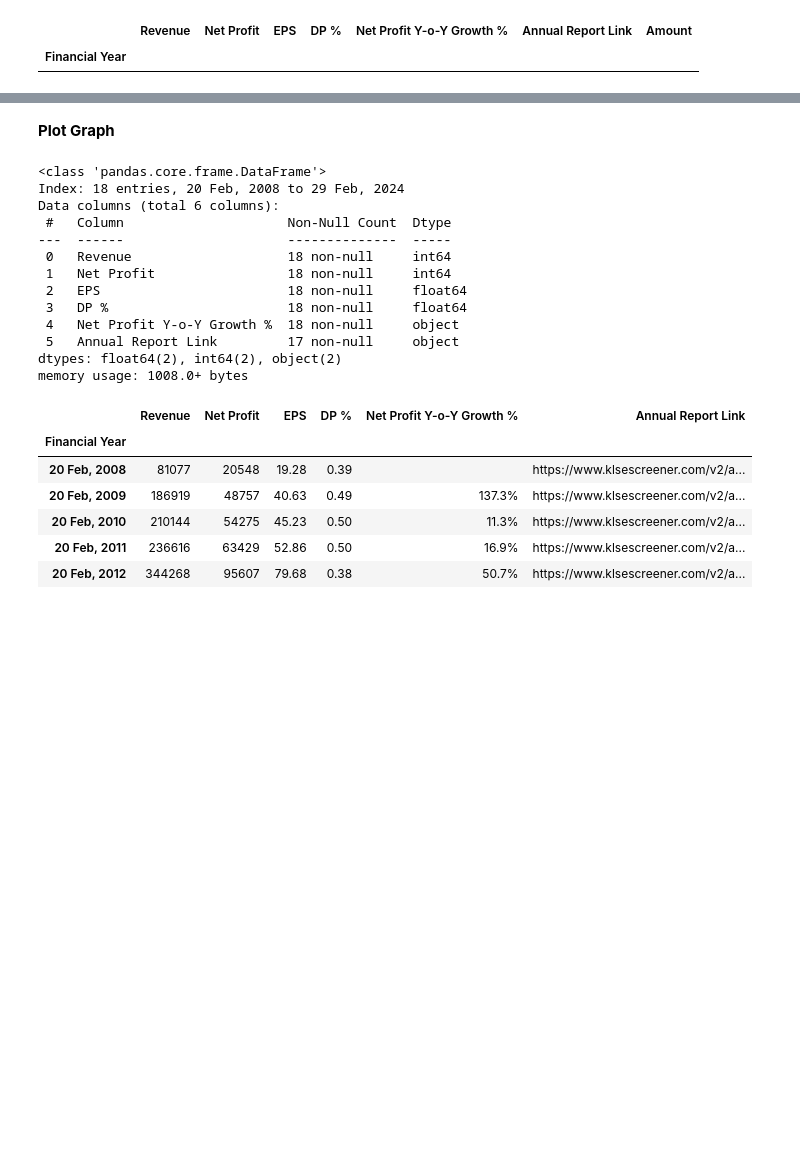
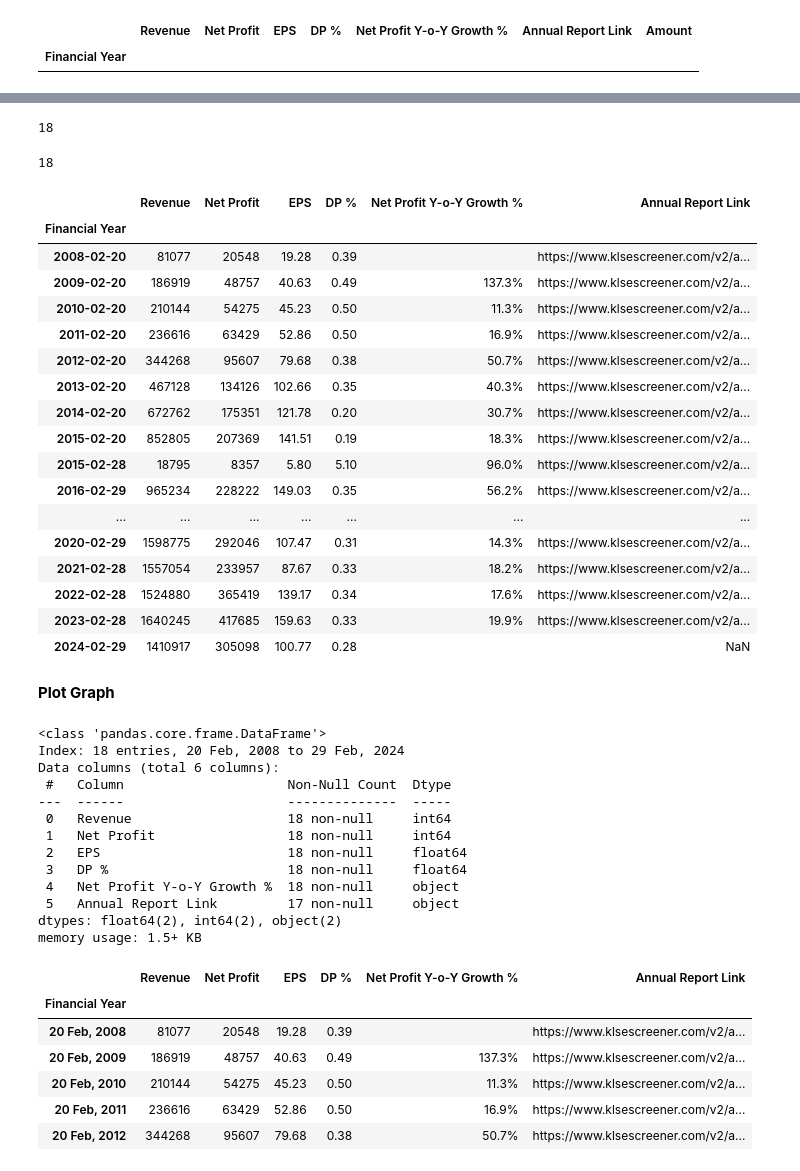
Before and after one commit to yeesem/Web-Scraping, a Jupyter notebook: Web_Scraping_KLSE_SCREENER.ipynb, the cells around one changed output, grey strips where cells are left out. Saved outputs shown, nothing was run; the diff lists cells and outputs as text; code cells hidden in the pictures; blank space fills up the shorter version.

```diff
--- a/Web_Scraping_KLSE_SCREENER.ipynb
+++ b/Web_Scraping_KLSE_SCREENER.ipynb
@@ -605,6 +608,37 @@ total_dividend
  0.5945,
  0.36250000000000004,
  0.285]
+# %%
+len(total_dividend)
+# %% [output]
+18
+# %%
+len(df['Revenue'])
+# %% [output]
+18
+# %%
+df.index = pd.to_datetime(df.index)
+# %%
+df.sort_index()
+# %% [output]
+|  | Revenue | Net Profit | EPS | DP % | Net Profit Y-o-Y Growth % | Annual Report Link |
+| Financial Year |  |  |  |  |  |  |
+| 2008-02-20 | 81077 | 20548 | 19.28 | 0.39 |  | https://www.klsescreener.com/v2/a... |
+| 2009-02-20 | 186919 | 48757 | 40.63 | 0.49 | 137.3% | https://www.klsescreener.com/v2/a... |
+| 2010-02-20 | 210144 | 54275 | 45.23 | 0.50 | 11.3% | https://www.klsescreener.com/v2/a... |
+| 2011-02-20 | 236616 | 63429 | 52.86 | 0.50 | 16.9% | https://www.klsescreener.com/v2/a... |
+| 2012-02-20 | 344268 | 95607 | 79.68 | 0.38 | 50.7% | https://www.klsescreener.com/v2/a... |
+| 2013-02-20 | 467128 | 134126 | 102.66 | 0.35 | 40.3% | https://www.klsescreener.com/v2/a... |
+| 2014-02-20 | 672762 | 175351 | 121.78 | 0.20 | 30.7% | https://www.klsescreener.com/v2/a... |
+| 2015-02-20 | 852805 | 207369 | 141.51 | 0.19 | 18.3% | https://www.klsescreener.com/v2/a... |
+| 2015-02-28 | 18795 | 8357 | 5.80 | 5.10 | 96.0% | https://www.klsescreener.com/v2/a... |
+| 2016-02-29 | 965234 | 228222 | 149.03 | 0.35 | 56.2% | https://www.klsescreener.com/v2/a... |
+| ... | ... | ... | ... | ... | ... | ... |
+| 2020-02-29 | 1598775 | 292046 | 107.47 | 0.31 | 14.3% | https://www.klsescreener.com/v2/a... |
+| 2021-02-28 | 1557054 | 233957 | 87.67 | 0.33 | 18.2% | https://www.klsescreener.com/v2/a... |
+| 2022-02-28 | 1524880 | 365419 | 139.17 | 0.34 | 17.6% | https://www.klsescreener.com/v2/a... |
+| 2023-02-28 | 1640245 | 417685 | 159.63 | 0.33 | 19.9% | https://www.klsescreener.com/v2/a... |
+| 2024-02-29 | 1410917 | 305098 | 100.77 | 0.28 |  | NaN |
 # %% [markdown]
 **Plot Graph**
 # %%
@@ -632,7 +666,7 @@ Data columns (total 6 columns):
  4   Net Profit Y-o-Y Growth %  18 non-null     object
  5   Annual Report Link         17 non-null     object
 dtypes: float64(2), int64(2), object(2)
-memory usage: 1008.0+ bytes
+memory usage: 1.5+ KB
 # %%
 df.head()
 # %% [output]
```
Also changed, not shown: parts of 28 cells of this notebook.
